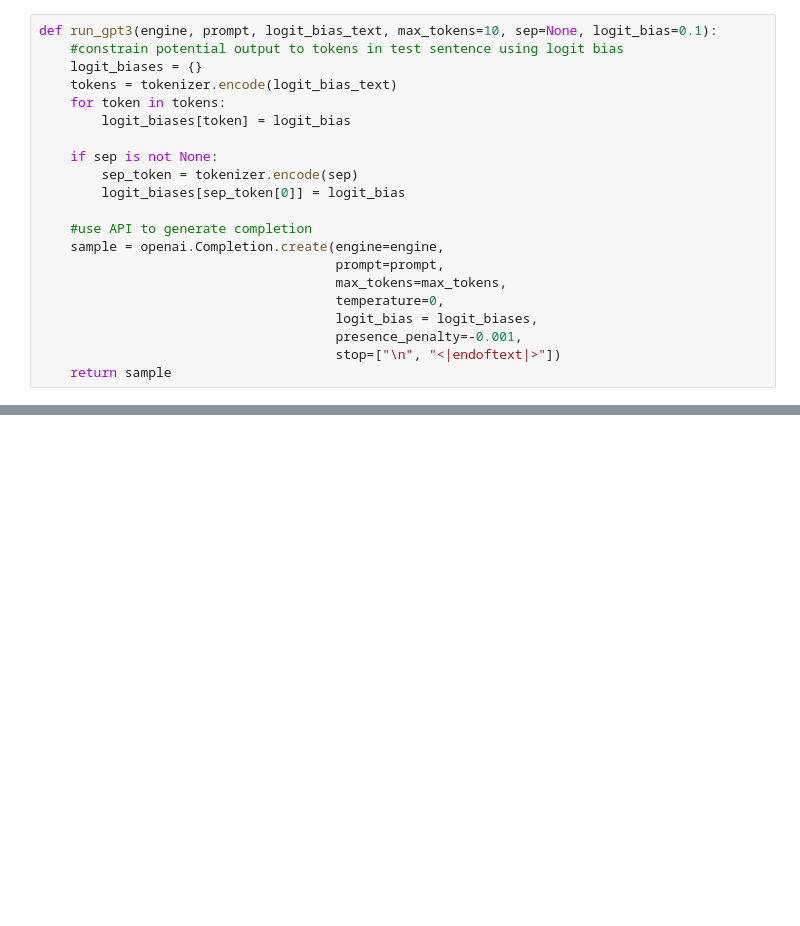
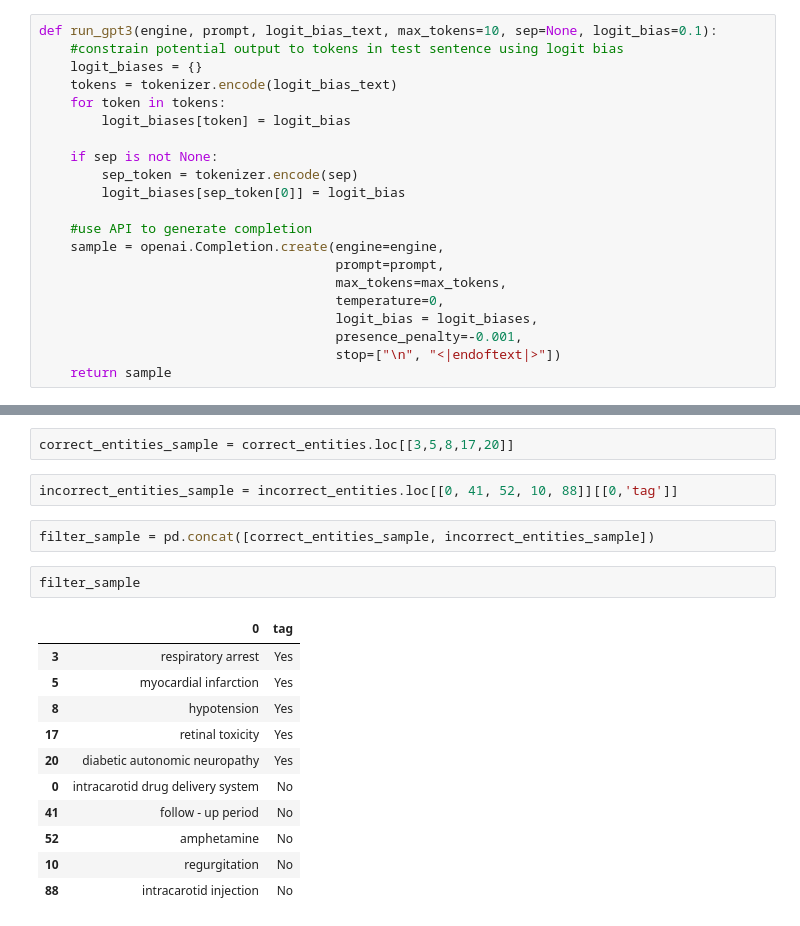
Before and after one commit to nickmcneal/biomedical-information-extraction, a Jupyter notebook: src/GPT-3 Running.ipynb, the cells around one changed output, grey strips where cells are left out. Saved outputs shown, nothing was run; the diff lists cells and outputs as text; blank space fills up the shorter version.

```diff
--- a/src/GPT-3 Running.ipynb
+++ b/src/GPT-3 Running.ipynb
@@ -179,0 +404,20 @@ preds_filename
+# %%
+correct_entities_sample = correct_entities.loc[[3,5,8,17,20]]
+# %%
+incorrect_entities_sample = incorrect_entities.loc[[0, 41, 52, 10, 88]][[0,'tag']]
+# %%
+filter_sample = pd.concat([correct_entities_sample, incorrect_entities_sample])
+# %%
+filter_sample
+# %% [output]
+|  | 0 | tag |
+| 3 | respiratory arrest | Yes |
+| 5 | myocardial infarction | Yes |
+| 8 | hypotension | Yes |
+| 17 | retinal toxicity | Yes |
+| 20 | diabetic autonomic neuropathy | Yes |
+| 0 | intracarotid drug delivery system | No |
+| 41 | follow - up period | No |
+| 52 | amphetamine | No |
+| 10 | regurgitation | No |
+| 88 | intracarotid injection | No |
```
Also changed, not shown: parts of 34 cells of this notebook, 7 other files.
